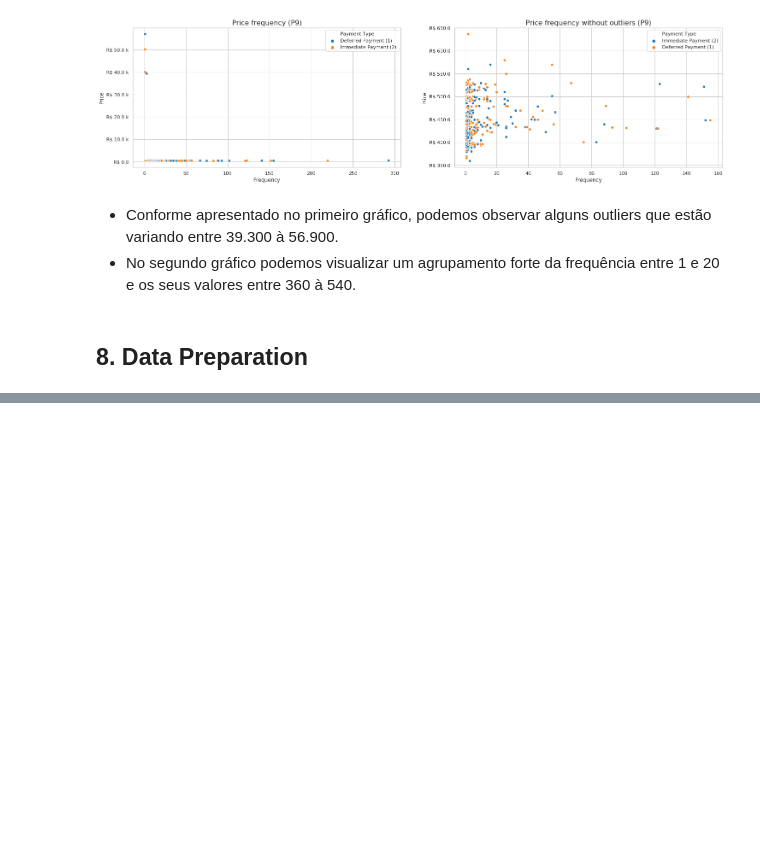
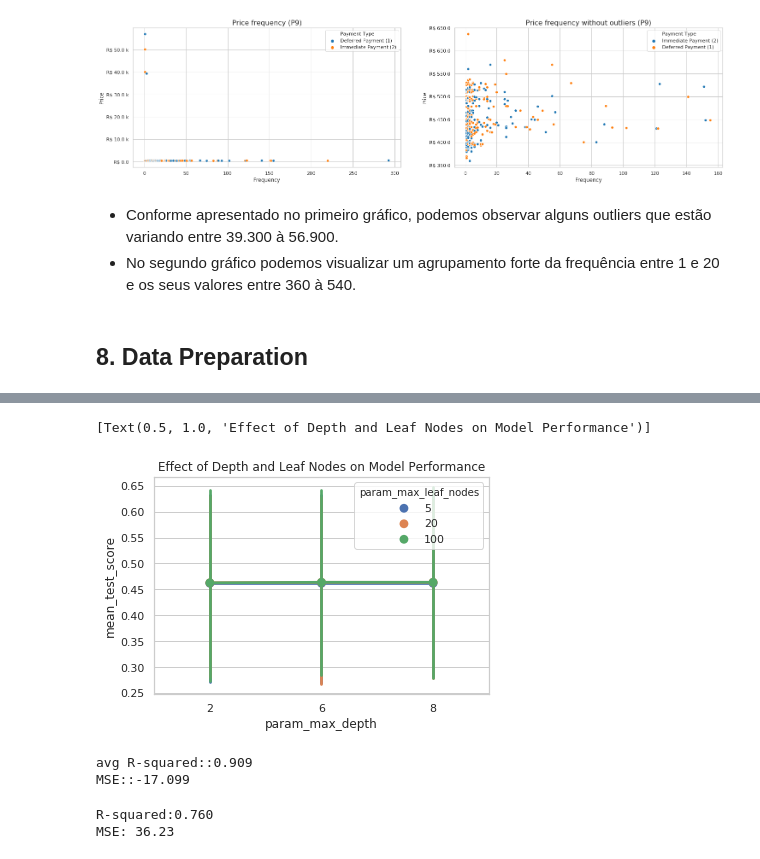
Before and after one commit to lsnascimento/challenge, a Jupyter notebook: work.ipynb, the cells around one changed output, grey strips where cells are left out. Drawn from its saved outputs; the diff is of its cells as text; code cells hidden in the pictures; blank space fills up the shorter version.

Commit message:
save state

```diff
--- a/work.ipynb
+++ b/work.ipynb
@@ -2607,0 +2739,2 @@ df_comp[(df_comp['DATE'] == '2015-01-01') & (df_comp['PROD_ID'] == 'P2')]
+# %%
+X_train, X_test, y_train, y_test = train_test_split(X, y, test_size=0.3, random_state=0)
@@ -2607,0 +2759,14 @@ df_comp[(df_comp['DATE'] == '2015-01-01') & (df_comp['PROD_ID'] == 'P2')]
+# %%
+from sklearn.tree import DecisionTreeRegressor
+
+dtm = DecisionTreeRegressor(
+    max_depth=4,
+    min_samples_split=5,
+    max_leaf_nodes=10
+)
+
+dtm.fit(X_train, y_train)
+print("R-Squared on train dataset={}".format(dtm.score(X_test,y_test)))
+
+dtm.fit(X_test, y_test)
+print('R-Squaredon test dataset={}'.format(dtm.score(X_test, y_test)))
@@ -2607,0 +2776,14 @@ df_comp[(df_comp['DATE'] == '2015-01-01') & (df_comp['PROD_ID'] == 'P2')]
+# %%
+from sklearn.model_selection import GridSearchCV
+
+param_grid = {
+    'criterion': ['mse', 'mae'],
+    'min_samples_split': [10, 20, 40],
+    'max_depth': [2, 6, 8],
+    'min_samples_leaf': [20, 40, 100],
+    'max_leaf_nodes': [5, 20, 100]
+}
+
+grid_cv_dtm = GridSearchCV(dtm, param_grid, cv=5)
+
+grid_cv_dtm.fit(X_train, y_train)
@@ -2607,0 +2808,3 @@ df_comp[(df_comp['DATE'] == '2015-01-01') & (df_comp['PROD_ID'] == 'P2')]
+# %%
+df = pd.DataFrame(data=grid_cv_dtm.cv_results_)
+df.head()
@@ -2607,0 +2819,41 @@ df_comp[(df_comp['DATE'] == '2015-01-01') & (df_comp['PROD_ID'] == 'P2')]
+# %%
+f, ax = plt.subplots()
+
+sns.pointplot(
+    data=df[['mean_test_score', 'param_max_leaf_nodes', 'param_max_depth']],
+    y='mean_test_score',
+    x='param_max_depth',
+    hue='param_max_leaf_nodes',
+    ax=ax
+)
+
+ax.set(title="Effect of Depth and Leaf Nodes on Model Performance")
+# %% [output]
+[Text(0.5, 1.0, 'Effect of Depth and Leaf Nodes on Model Performance')]
+[figure, added]
+# %%
+from sklearn.model_selection import cross_val_score
+
+# Checking the training model scores
+r2_scores = cross_val_score(grid_cv_dtm.best_estimator_, X_train, y_train, cv=10)
+mse_scores = cross_val_score(grid_cv_dtm.best_estimator_, X_train, y_train, cv=10,scoring='neg_mean_squared_error')
+
+print("avg R-squared::{:.3f}".format(np.mean(r2_scores)))
+print("MSE::{:.3f}".format(np.mean(mse_scores)))
+# %% [output]
+avg R-squared::0.909
+MSE::-17.099
+# %%
+from sklearn.metrics import mean_squared_error
+
+best_dtm_model = grid_cv_dtm.best_estimator_
+
+y_pred = best_dtm_model.predict(X_test)
+
+r2_score = best_dtm_model.score(X_test, y_test)
+
+print("R-squared:{:.3f}".format(r2_score))
+print("MSE: %.2f" % mean_squared_error(y_test, y_pred))
+# %% [output]
+R-squared:0.760
+MSE: 36.23
```
Also changed, not shown: parts of 31 cells of this notebook.
